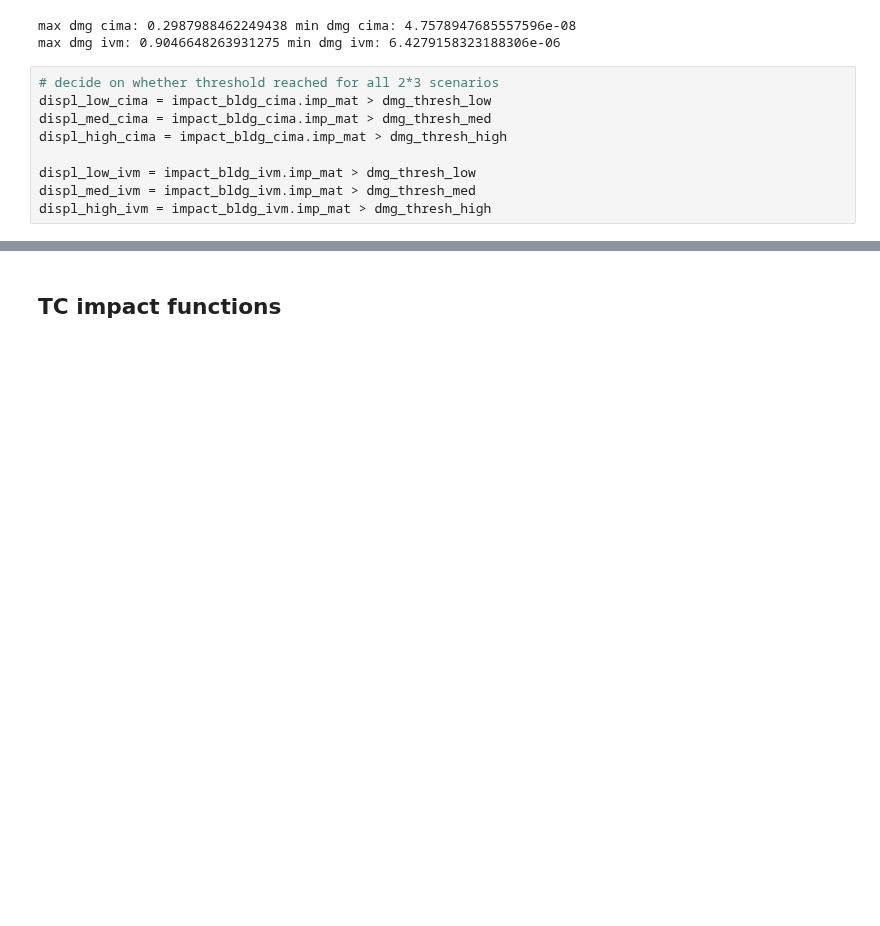
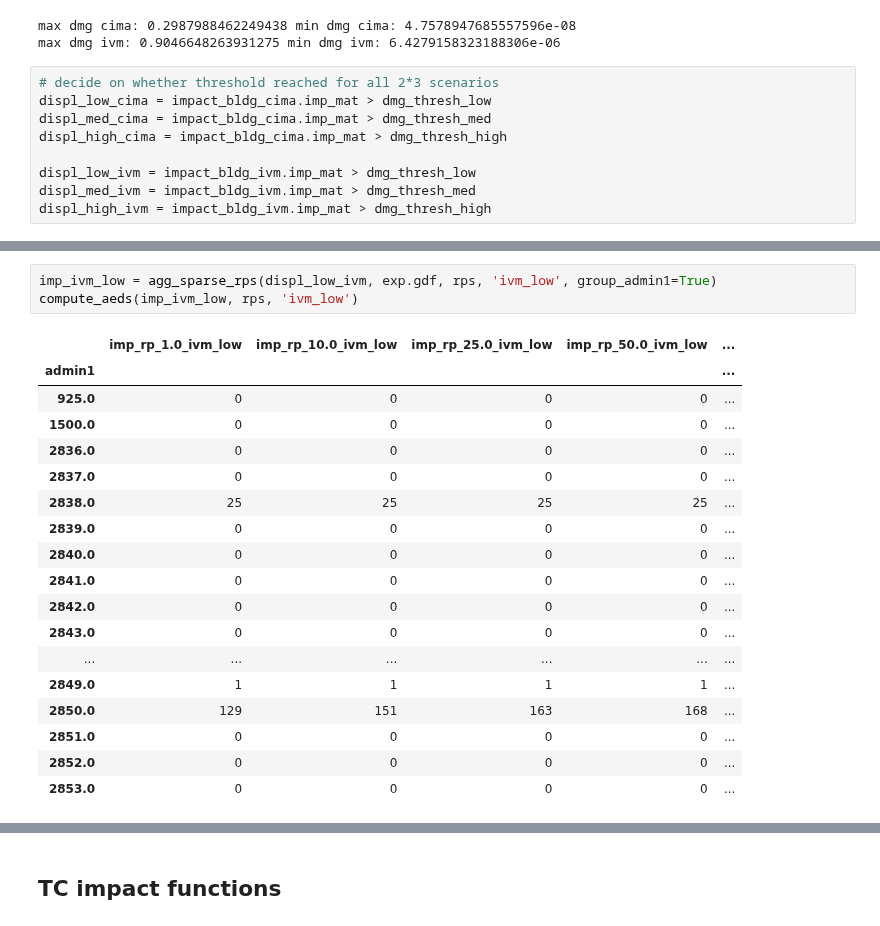
Before and after one commit to Evelyn-M/global-displacement-risk, a Jupyter notebook: doc/tutorial_building-fraction-impacts.ipynb, the cells around one changed output, grey strips where cells are left out. Saved outputs shown, nothing was run; the diff lists cells and outputs as text; blank space fills up the shorter version.

```diff
--- a/doc/tutorial_building-fraction-impacts.ipynb
+++ b/doc/tutorial_building-fraction-impacts.ipynb
@@ -170,0 +317,22 @@ displ_low_cima.toarray().shape
+# %%
+imp_ivm_low = agg_sparse_rps(displ_low_ivm, exp.gdf, rps, 'ivm_low', group_admin1=True)
+compute_aeds(imp_ivm_low, rps, 'ivm_low')
+# %% [output]
+|  | imp_rp_1.0_ivm_low | imp_rp_10.0_ivm_low | imp_rp_25.0_ivm_low | imp_rp_50.0_ivm_low | ... |
+| admin1 |  |  |  |  | ... |
+| 925.0 | 0 | 0 | 0 | 0 | ... |
+| 1500.0 | 0 | 0 | 0 | 0 | ... |
+| 2836.0 | 0 | 0 | 0 | 0 | ... |
+| 2837.0 | 0 | 0 | 0 | 0 | ... |
+| 2838.0 | 25 | 25 | 25 | 25 | ... |
+| 2839.0 | 0 | 0 | 0 | 0 | ... |
+| 2840.0 | 0 | 0 | 0 | 0 | ... |
+| 2841.0 | 0 | 0 | 0 | 0 | ... |
+| 2842.0 | 0 | 0 | 0 | 0 | ... |
+| 2843.0 | 0 | 0 | 0 | 0 | ... |
+| ... | ... | ... | ... | ... | ... |
+| 2849.0 | 1 | 1 | 1 | 1 | ... |
+| 2850.0 | 129 | 151 | 163 | 168 | ... |
+| 2851.0 | 0 | 0 | 0 | 0 | ... |
+| 2852.0 | 0 | 0 | 0 | 0 | ... |
+| 2853.0 | 0 | 0 | 0 | 0 | ... |
```
Also changed, not shown: parts of 20 cells of this notebook.
